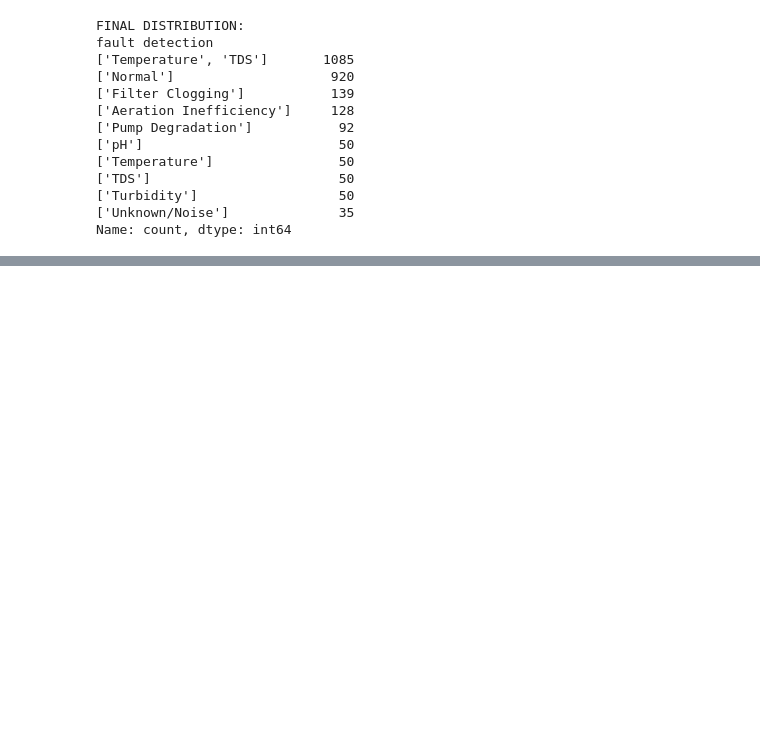
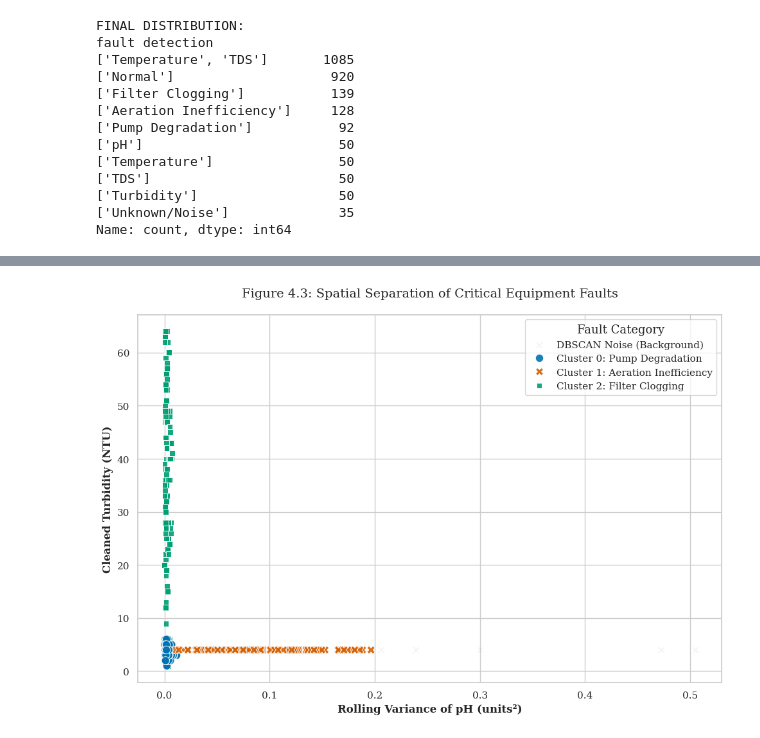
Before and after one commit to ANGB022210151/AquacultureProject, a Jupyter notebook: dbscan_step4.ipynb, the cells around one changed output, grey strips where cells are left out. Cells and saved outputs as stored; diff of their text form; code cells hidden in the pictures; blank space fills up the shorter version.

```diff
--- a/dbscan_step4.ipynb
+++ b/dbscan_step4.ipynb
@@ -439,0 +522,86 @@ Name: count, dtype: int64
+# %%
+import pandas as pd
+import matplotlib.pyplot as plt
+import seaborn as sns
+
+# 1. Set the academic style
+sns.set_theme(style="whitegrid", font="serif")
+plt.rcParams["font.family"] = "serif"
+plt.rcParams["axes.labelweight"] = "bold"
+
+# 2. Define human-readable labels (Consistent with Figure 4.2)
+label_names = {
+    -1: "DBSCAN Noise (Background)",
+    0: "Cluster 0: Pump Degradation",
+    1: "Cluster 1: Aeration Inefficiency",
+    2: "Cluster 2: Filter Clogging"
+}
+
+# 3. Define the consistent color palette (Blue/Orange/Green)
+custom_palette = {
+    -1: "#bdc3c7", # Muted Silver/Grey for Noise
+    0: "#0072B2",  # Blue
+    1: "#D55E00",  # Vibrant Orange
+    2: "#009E73"   # Bluish Green
+}
+
+# 4. Create the plot
+fig, ax = plt.subplots(figsize=(10, 7))
+
+# Layer 1: Plot Noise (Background) separately for transparency control
+# We use an 'x' marker as established in Figure 4.2
+noise_df = cluster_data[cluster_data['final_cluster_label'] == -1]
+clustered_df = cluster_data[cluster_data['final_cluster_label'] != -1]
+
+sns.scatterplot(
+    data=noise_df,
+    x='Rolling_Var_pH',
+    y='turbidity_cleaned',
+    color=custom_palette[-1],
+    label=label_names[-1],
+    alpha=0.4,
+    s=40,
+    marker='x',
+    ax=ax
+)
+
+# Layer 2: Plot Main Clusters (Foreground)
+# We use style='final_cluster_label' to ensure circles, squares, etc.
+sns.scatterplot(
+    data=clustered_df,
+    x='Rolling_Var_pH',
+    y='turbidity_cleaned',
+    hue='final_cluster_label',
+    palette=custom_palette,
+    style='final_cluster_label',
+    s=80,
+    edgecolor='white',
+    alpha=0.9,
+    ax=ax
+)
+
+# 5. Academic Formatting
+ax.set_title("Figure 4.3: Spatial Separation of Critical Equipment Faults", fontsize=14, pad=20)
+ax.set_xlabel("Rolling Variance of pH (units²)", fontsize=12)
+ax.set_ylabel("Cleaned Turbidity (NTU)", fontsize=12)
+
+# Fix Legend to use the full descriptive names
+handles, labels = ax.get_legend_handles_labels()
+fixed_labels = []
+for l in labels:
+    try:
+        # Match numeric labels to the descriptive fault names
+        val = int(float(l))
+        fixed_labels.append(label_names.get(val, l))
+    except ValueError:
+        # Keep background label as is
+        fixed_labels.append(l)
+
+ax.legend(handles, fixed_labels, title="Fault Category", title_fontsize='13', fontsize='11', loc='best')
+
+# 6. Save as High-Resolution Image
+plt.tight_layout()
+plt.savefig('cluster_1_2_separation_consistent.png', dpi=300, bbox_inches='tight')
+plt.show()
+# %% [output]
+[figure, added]
```
Also changed, not shown: parts of 1 cell of this notebook.
